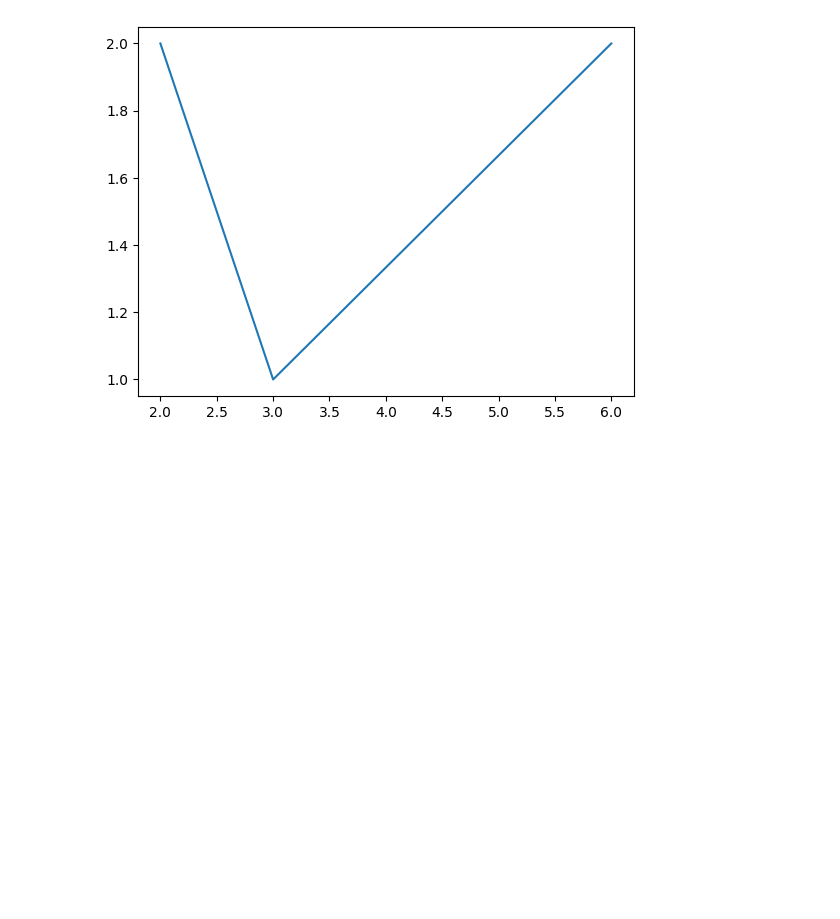
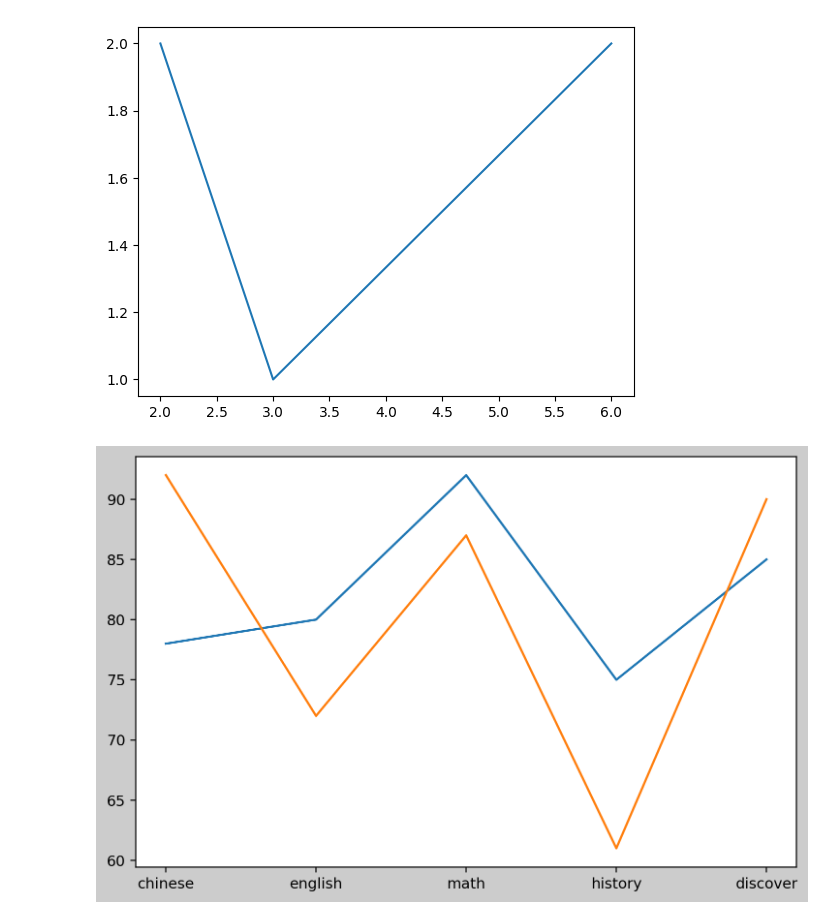
Before and after one commit to roberthsu2003/python, a Jupyter notebook: 上課用目錄/python813/lesson12.ipynb, the cells around one changed output. Drawn from its saved outputs; the diff is of its cells as text; code cells hidden in the pictures; blank space fills up the shorter version.

```diff
--- a/上課用目錄/python813/lesson12.ipynb
+++ b/上課用目錄/python813/lesson12.ipynb
@@ -46,3 +46,21 @@ plt.show()
 # %% [output]
 [figure]
 [figure]
+# %%
+import matplotlib.pyplot as plt
+
+student1 = {'chinese':78, 'english':80, 'math':92, 'history':75, 'discover':85}
+student2 = {'chinese':92, 'english':72, 'math':87, 'history':61, 'discover':90}
+
+subject = list(student1.keys())
+student1_score = list(student1.values())
+student2_score = list(student2.values())
+
+figure = plt.figure(figsize=(8,5),dpi=220,facecolor='#cccccc')
+axes = figure.add_subplot()
+axes.plot(subject,student1_score)
+axes.plot(subject,student2_score)
+
+plt.show()
+# %% [output]
+[figure, added]
```
